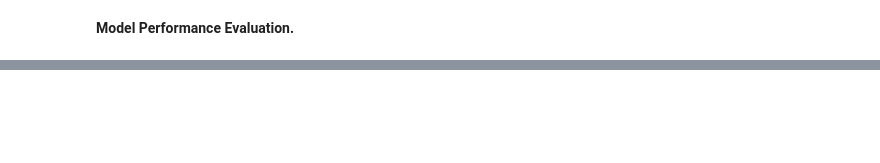
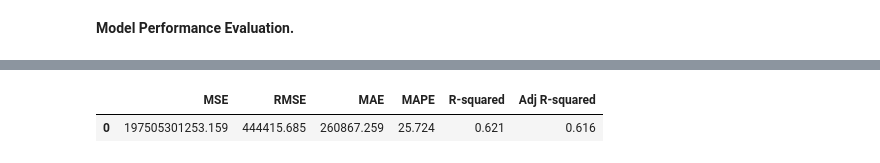
Before and after one commit to Nnaemeka-ch/Melbourne_Housing_Analysis, a Jupyter notebook: Melbourne_housing.ipynb, the cells around one changed output, grey strips where cells are left out. Saved outputs shown, nothing was run; the diff lists cells and outputs as text; code cells hidden in the pictures; blank space fills up the shorter version.

```diff
--- a/Melbourne_housing.ipynb
+++ b/Melbourne_housing.ipynb
@@ -968,0 +1023,6 @@ lin_reg_test_perf
+# %%
+lasso_reg_test_perf = model_performance_regression(lasso_reg, X_test, y_test)
+lasso_reg_test_perf
+# %% [output]
+|  | MSE | RMSE | MAE | MAPE | R-squared | Adj R-squared |
+| 0 | 197505301253.159 | 444415.685 | 260867.259 | 25.724 | 0.621 | 0.616 |
```
Also changed, not shown: parts of 20 cells of this notebook.
